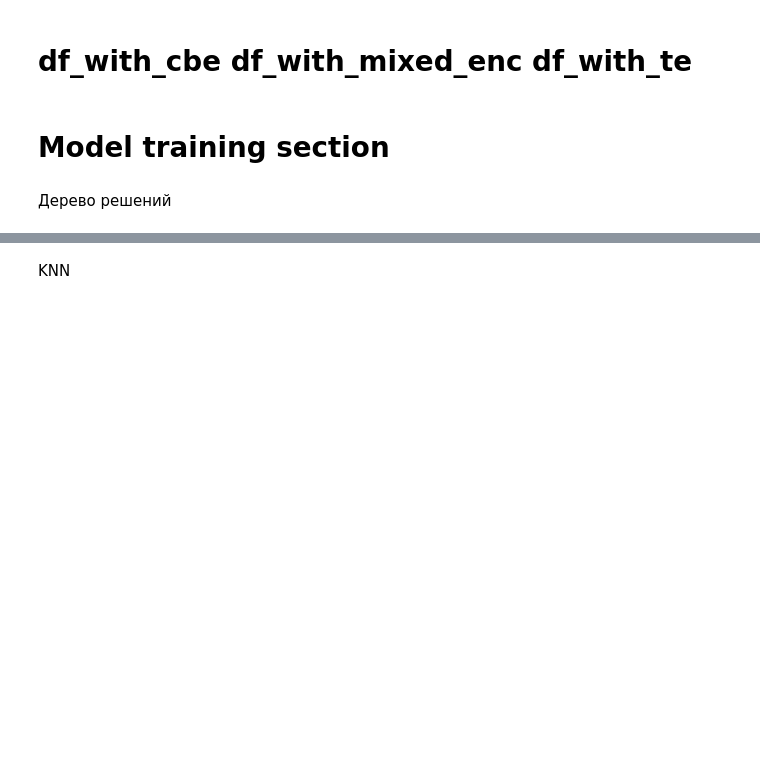
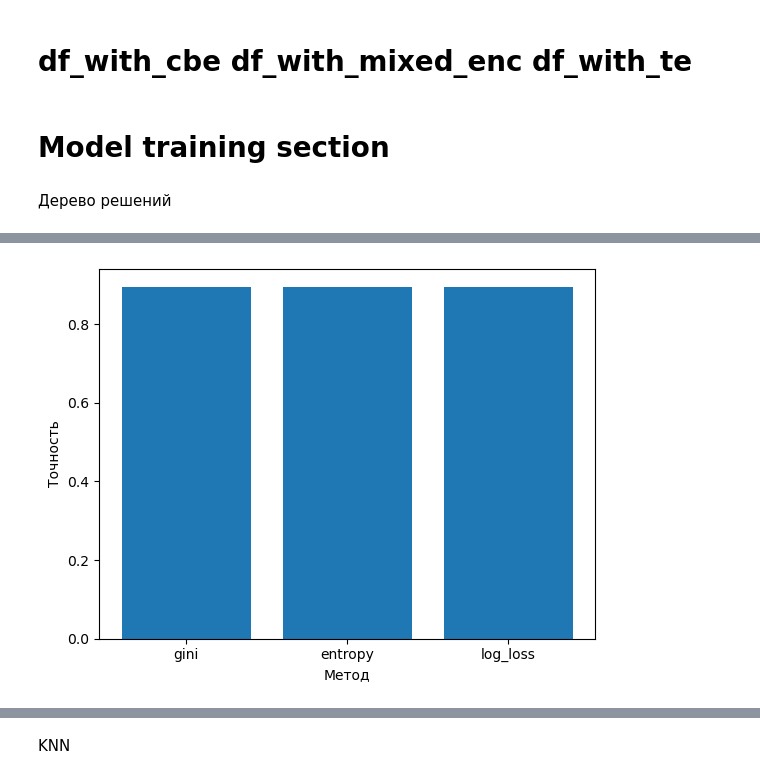
Before and after one commit to f1yToMoon/ai-fundamentals-project, a Jupyter notebook: music.ipynb, the cells around one changed output, grey strips where cells are left out. Drawn from its saved outputs; the diff is of its cells as text; code cells hidden in the pictures; blank space fills up the shorter version.

```diff
--- a/music.ipynb
+++ b/music.ipynb
@@ -306,2 +308,10 @@ tree.fit(X_train, y_train)
+# %%
+plt.bar(np.arange(3), acc)
+plt.xticks(np.arange(3), crit)
+plt.xlabel('Метод')
+plt.ylabel('Точность')
+plt.show()
+# %% [output]
+[figure, added]
 # %%
 tree.predict_proba(X_test)[:, 1]
```
Also changed, not shown: parts of 13 cells of this notebook.
